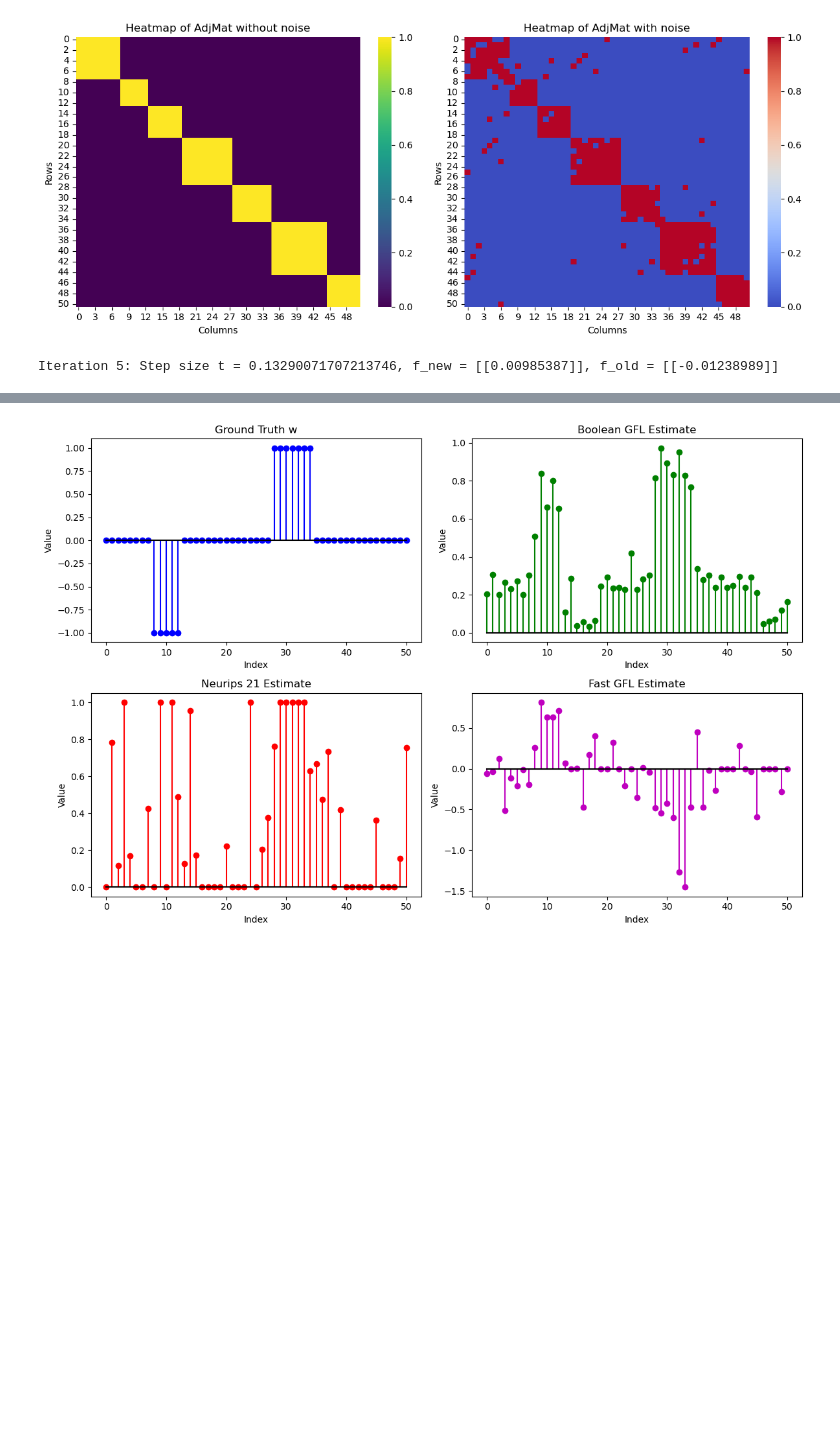
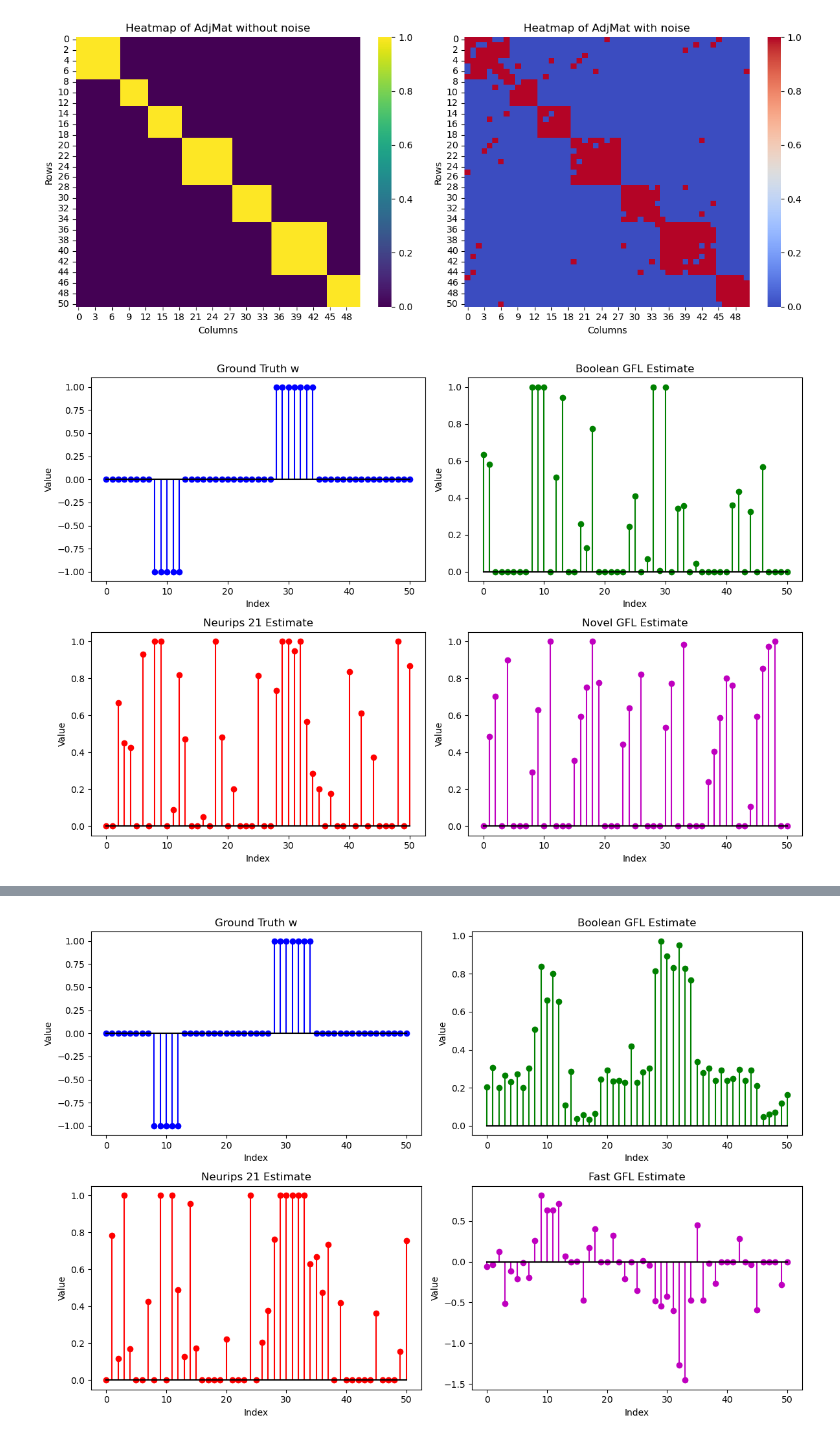
Before and after one commit to local-ring/Graph-Guided-Sparse-Learning, a Jupyter notebook: GFL_Sim.ipynb, the cells around one changed output, grey strips where cells are left out. Saved outputs shown, nothing was run; the diff lists cells and outputs as text; code cells hidden in the pictures; blank space fills up the shorter version.

```diff
--- a/GFL_Sim.ipynb
+++ b/GFL_Sim.ipynb
@@ -727,3 +730,7 @@ snr = 10
 y, X, w, Group = SynData_iid_GFL_v1(Num_Nodes, Selected_Module, n, snr)
 # %% [output]
 340.0
+# %%
+# laplacian matrix L of adj matrix
+D = np.diag(np.sum(AdjMat, axis=1))
+L = D - AdjMat
@@ -729,0 +741,2 @@ y, X, w, Group = SynData_iid_GFL_v1(Num_Nodes, Selected_Module, n, snr)
+# %%
+h = len(Num_Nodes)
@@ -748,12 +861,47 @@ plt.tight_layout()
 plt.show()
 # %% [output]
 [figure]
+# %%
+# Create a 2x2 grid of subplots
+fig, axes = plt.subplots(2, 2, figsize=(12, 8))  # 2 rows, 2 columns
+
+# Plot the first stem plot (top-left)
+axes[0, 0].stem(w, linefmt='b-', markerfmt='bo', basefmt='k')
+axes[0, 0].set_title("Ground Truth w")
+axes[0, 0].set_xlabel("Index")
+axes[0, 0].set_ylabel("Value")
+
+# Plot the second stem plot (top-right)
+axes[0, 1].stem(uout_ppi, linefmt='g-', markerfmt='go', basefmt='k')
+axes[0, 1].set_title("Boolean GFL Estimate")
+axes[0, 1].set_xlabel("Index")
+axes[0, 1].set_ylabel("Value")
+
+# Plot the third stem plot (bottom-left)
+axes[1, 0].stem(uout, linefmt='r-', markerfmt='ro', basefmt='k')
+axes[1, 0].set_title("Neurips 21 Estimate")
+axes[1, 0].set_xlabel("Index")
+axes[1, 0].set_ylabel("Value")
+
+# Plot the fourth stem plot (bottom-right)
+axes[1, 1].stem(feature_prob, linefmt='m-', markerfmt='mo', basefmt='k')
+axes[1, 1].set_title("Novel GFL Estimate")
+axes[1, 1].set_xlabel("Index")
+axes[1, 1].set_ylabel("Value")
+
+# Adjust layout to prevent overlap
+plt.tight_layout()
+
+# Show the plots
+plt.show()
+# %% [output]
+[figure, added]
 # %%
 # method GFL
 p = np.sum(Num_Nodes)
 uSimplex = np.ones((p, 1)) * (1 / p)
-k = 18
-pho = 0.1
+k = 12
+pho = 10
 lamb = 0.1
 # Compute the degree matrix
 degree_matrix = np.diag(np.sum(AdjMat, axis=1))
@@ -767,8 +915,6 @@ funProj_PPI = lambda w: ProjCSimplex_Gurobi_LB(w, k)
 
 uout_ppi, obj, _ = minConF_PQN(funObj_PPI, uSimplex, funProj_PPI, options)
 uout_ppi = ProjCSimplex_Gurobi_LB(uout_ppi, k)
-# %% [output]
-Iteration 5: Step size t = 0.13290071707213746, f_new = [[0.00985387]], f_old = [[-0.01238989]]
 # %%
 import scipy.io as sio
 import numpy as np
```
Also changed, not shown: parts of 9 cells of this notebook, 7 other files.
